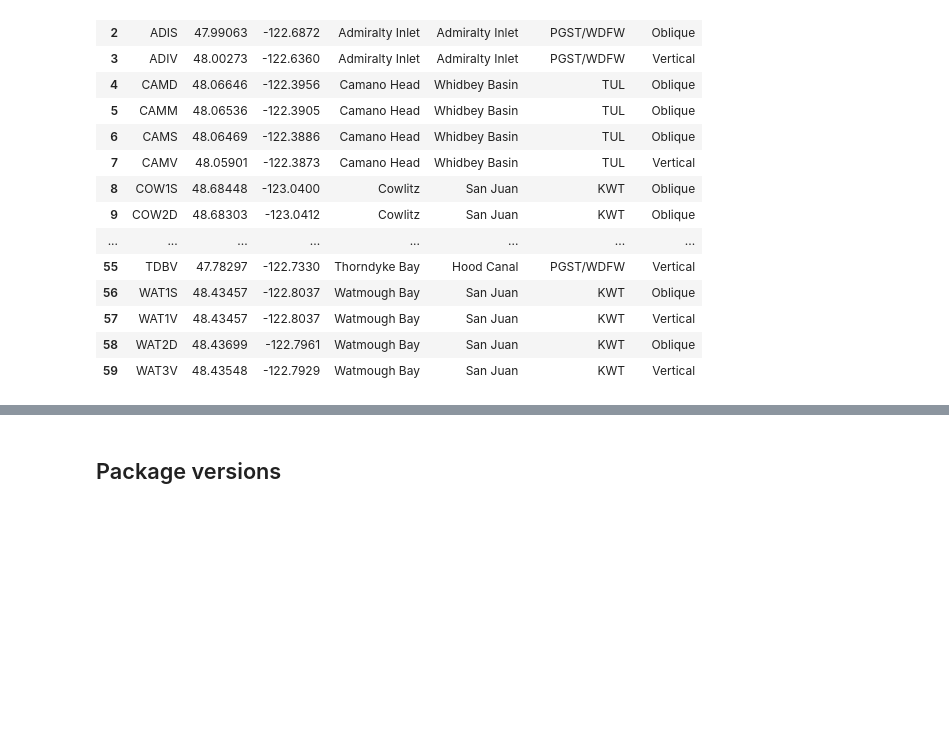
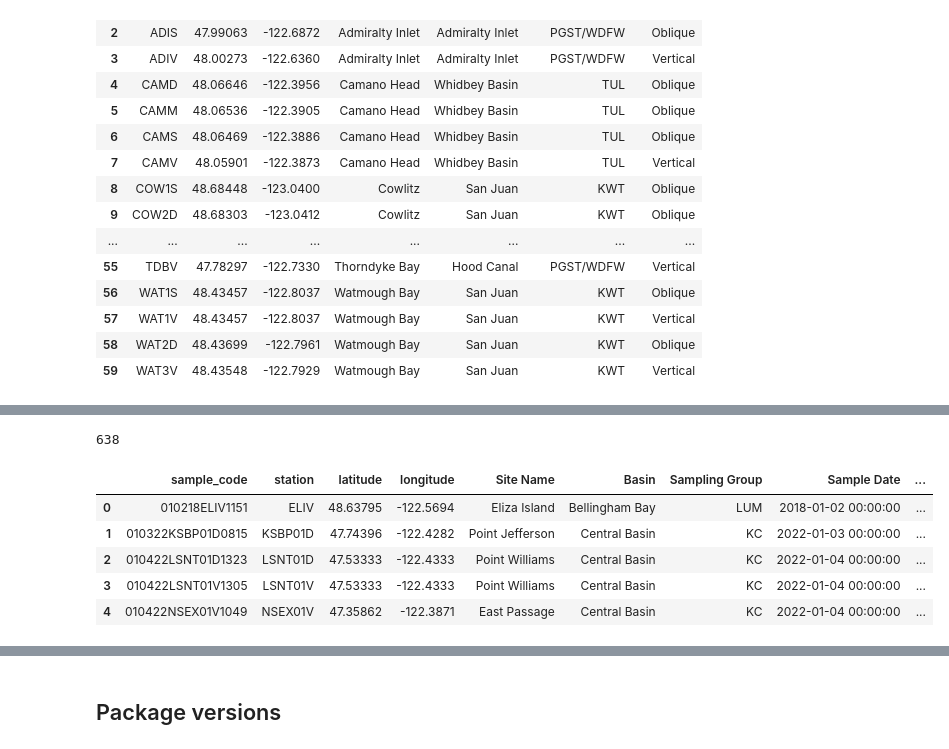
Before and after one commit to nanoos-pnw/obis-pszmp, a Jupyter notebook: data-preprocess.ipynb, the cells around one changed output, grey strips where cells are left out. Drawn from its saved outputs; the diff is of its cells as text; code cells hidden in the pictures; blank space fills up the shorter version.

```diff
--- a/data-preprocess.ipynb
+++ b/data-preprocess.ipynb
@@ -300,0 +188,13 @@ No, b/c the taxonomy notebook also does a lot of other taxonomy querying and map
+# %%
+len(eventsource_df['cruise_code'].unique())
+# %% [output]
+638
+# %%
+eventsource_df.head(5)
+# %% [output]
+|  | sample_code | station | latitude | longitude | Site Name | Basin | Sampling Group | Sample Date | ... |
+| 0 | 010218ELIV1151 | ELIV | 48.63795 | -122.5694 | Eliza Island | Bellingham Bay | LUM | 2018-01-02 00:00:00 | ... |
+| 1 | 010322KSBP01D0815 | KSBP01D | 47.74396 | -122.4282 | Point Jefferson | Central Basin | KC | 2022-01-03 00:00:00 | ... |
+| 2 | 010422LSNT01D1323 | LSNT01D | 47.53333 | -122.4333 | Point Williams | Central Basin | KC | 2022-01-04 00:00:00 | ... |
+| 3 | 010422LSNT01V1305 | LSNT01V | 47.53333 | -122.4333 | Point Williams | Central Basin | KC | 2022-01-04 00:00:00 | ... |
+| 4 | 010422NSEX01V1049 | NSEX01V | 47.35862 | -122.3871 | East Passage | Central Basin | KC | 2022-01-04 00:00:00 | ... |
```
Also changed, not shown: parts of 52 cells of this notebook, 2 other files.
